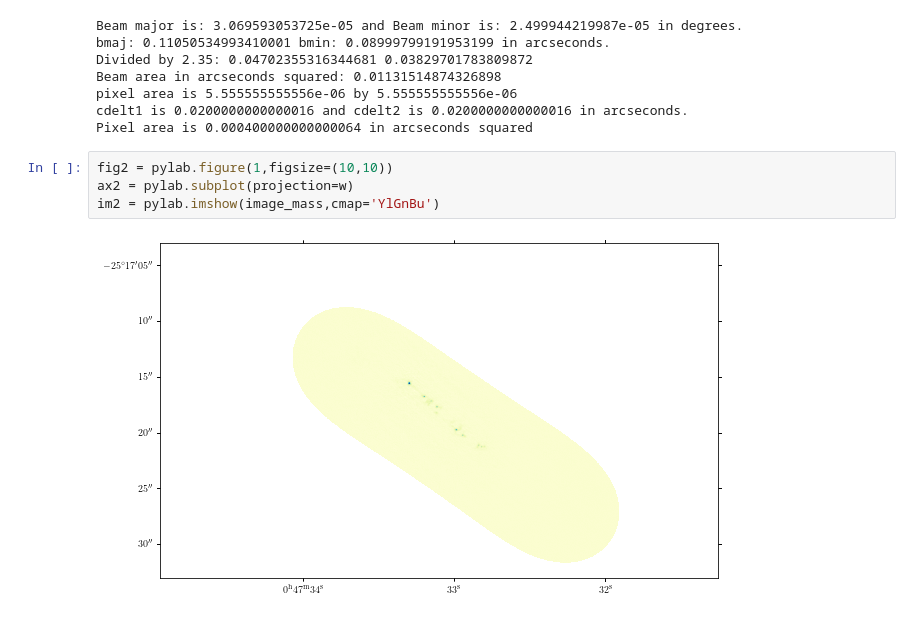
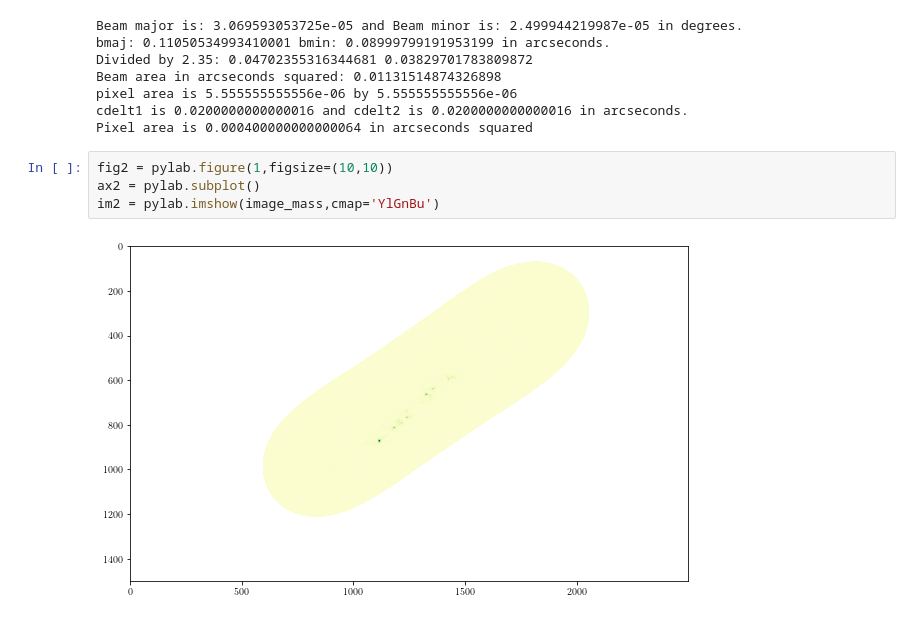
Before and after one commit to annadavidson/Summer-2020-Research, a Jupyter notebook: Continuum Emission Mass Map.ipynb, the cells around one changed output. Saved outputs shown, nothing was run; the diff lists cells and outputs as text.

```diff
--- a/Continuum Emission Mass Map.ipynb
+++ b/Continuum Emission Mass Map.ipynb
@@ -143,7 +143,7 @@ cdelt1 is 0.0200000000000016 and cdelt2 is 0.0200000000000016 in arcseconds.
 Pixel area is 0.000400000000000064 in arcseconds squared
 # %%
 fig2 = pylab.figure(1,figsize=(10,10))
-ax2 = pylab.subplot(projection=w)
+ax2 = pylab.subplot()
 im2 = pylab.imshow(image_mass,cmap='YlGnBu')
 # %% [output]
-[figure, old version]
+[figure, new version]
```
Also changed, not shown: parts of 1 cell of this notebook.
